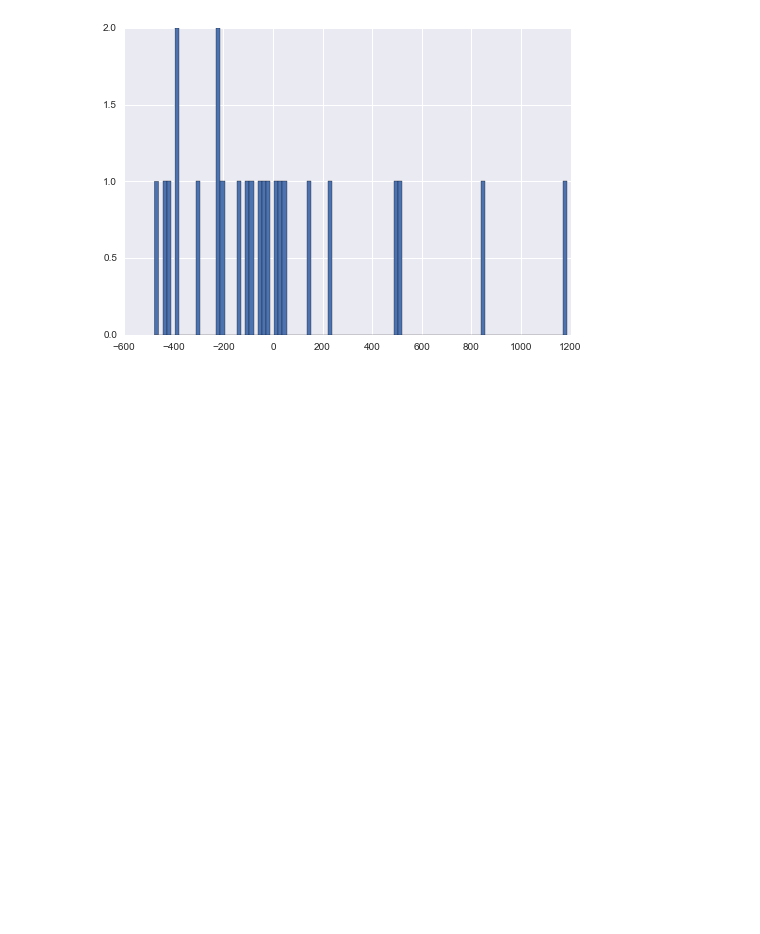
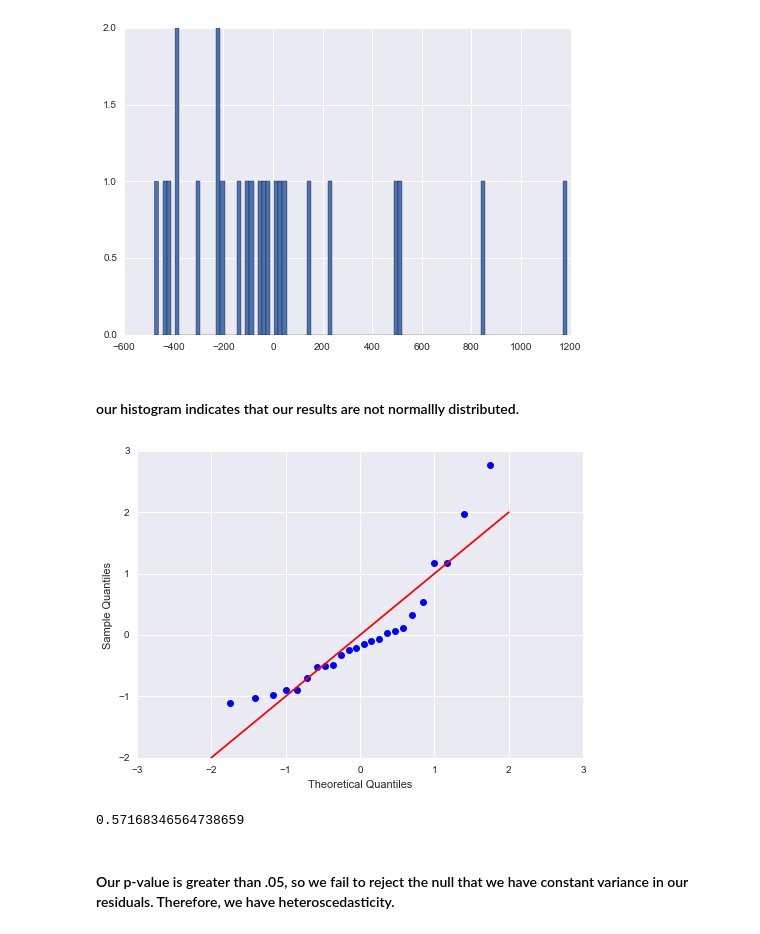
Before and after one commit to vsquared10/DSCI6002-student, a Jupyter notebook: week7/7-1_Time/DSCI6002-7.1-Quiz-Copy1.ipynb, the cells around one changed output. Drawn from its saved outputs; the diff is of its cells as text; code cells hidden in the pictures; blank space fills up the shorter version.

```diff
--- a/week7/7-1_Time/DSCI6002-7.1-Quiz-Copy1.ipynb
+++ b/week7/7-1_Time/DSCI6002-7.1-Quiz-Copy1.ipynb
@@ -139,3 +139,21 @@ res = results3.resid
 hist(res, bins=100);
 # %% [output]
 [figure]
+# %% [markdown]
+#### our histogram indicates that our results are not normallly distributed.
+# %%
+from statsmodels.graphics.gofplots import qqplot
+qqplot(results3.resid_pearson)
+q = linspace(-2,2)
+plot(q, q, color='r')
+show()
+# %% [output]
+[figure, added]
+# %%
+from statsmodels.stats.diagnostic import het_breushpagan
+
+het_breushpagan(results3.resid, results3.model.exog)[1]
+# %% [output]
+0.57168346564738659
+# %% [markdown]
+#### Our p-value is greater than .05, so we fail to reject the null that we have constant variance in our residuals. Therefore, we have heteroscedasticity.
```
Also changed, not shown: parts of 1 cell of this notebook, 1 other file.
